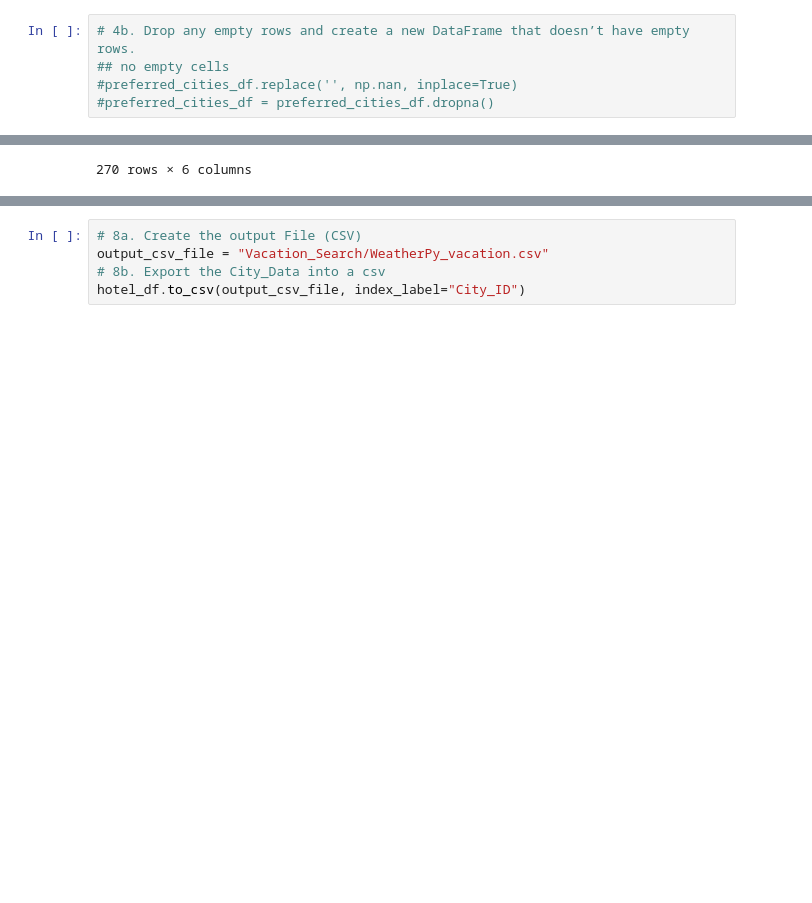
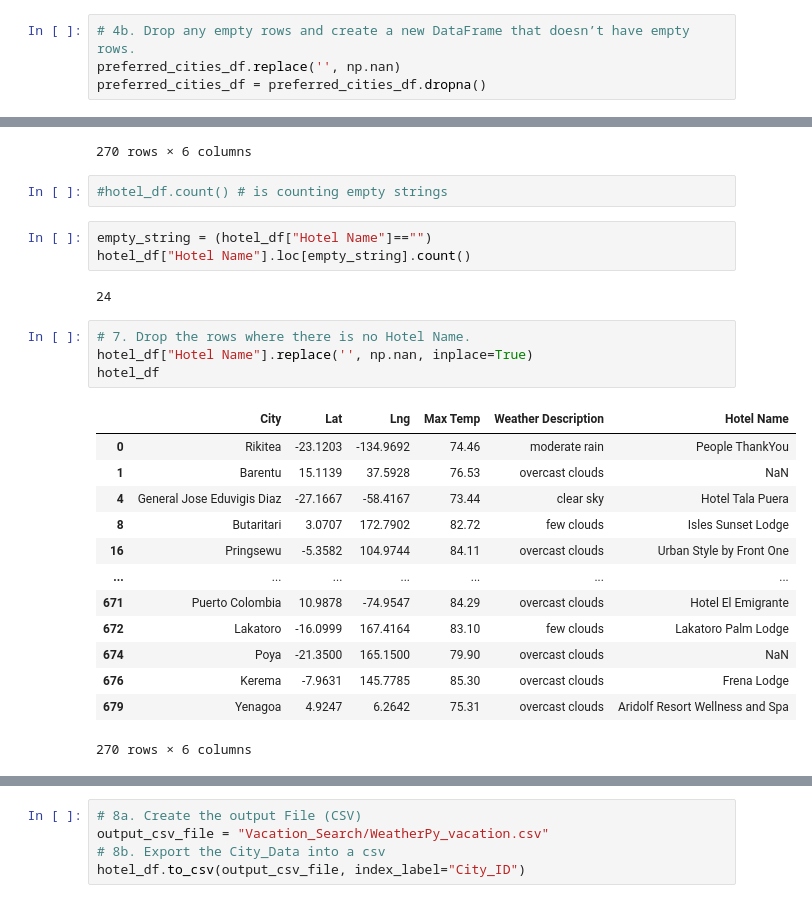
Before and after one commit to kateyharris/API-Python__World_Weather_Analysis, a Jupyter notebook: Vacation_Search.ipynb, the cells around one changed output, grey strips where cells are left out. Saved outputs shown, nothing was run; the diff lists cells and outputs as text; blank space fills up the shorter version.

```diff
--- a/Vacation_Search.ipynb
+++ b/Vacation_Search.ipynb
@@ -78,5 +57,4 @@ dtype: int64
 # %%
 # 4b. Drop any empty rows and create a new DataFrame that doesn’t have empty rows.
-## no empty cells
-#preferred_cities_df.replace('', np.nan, inplace=True)
-#preferred_cities_df = preferred_cities_df.dropna()
+preferred_cities_df.replace('', np.nan)
+preferred_cities_df = preferred_cities_df.dropna()
@@ -157,3 +148,28 @@ hotel_df
 | 676 | Kerema | -7.9631 | 145.7785 | 85.30 | overcast clouds | Frena Lodge |
 | 679 | Yenagoa | 4.9247 | 6.2642 | 75.31 | overcast clouds | Aridolf Resort Wellness and Spa |
 270 rows × 6 columns
+# %%
+#hotel_df.count() # is counting empty strings
+# %%
+empty_string = (hotel_df["Hotel Name"]=="")
+hotel_df["Hotel Name"].loc[empty_string].count()
+# %% [output]
+24
+# %%
+# 7. Drop the rows where there is no Hotel Name.
+hotel_df["Hotel Name"].replace('', np.nan, inplace=True)
+hotel_df
+# %% [output]
+|  | City | Lat | Lng | Max Temp | Weather Description | Hotel Name |
+| 0 | Rikitea | -23.1203 | -134.9692 | 74.46 | moderate rain | People ThankYou |
+| 1 | Barentu | 15.1139 | 37.5928 | 76.53 | overcast clouds | NaN |
+| 4 | General Jose Eduvigis Diaz | -27.1667 | -58.4167 | 73.44 | clear sky | Hotel Tala Puera |
+| 8 | Butaritari | 3.0707 | 172.7902 | 82.72 | few clouds | Isles Sunset Lodge |
+| 16 | Pringsewu | -5.3582 | 104.9744 | 84.11 | overcast clouds | Urban Style by Front One |
+| ... | ... | ... | ... | ... | ... | ... |
+| 671 | Puerto Colombia | 10.9878 | -74.9547 | 84.29 | overcast clouds | Hotel El Emigrante |
+| 672 | Lakatoro | -16.0999 | 167.4164 | 83.10 | few clouds | Lakatoro Palm Lodge |
+| 674 | Poya | -21.3500 | 165.1500 | 79.90 | overcast clouds | NaN |
+| 676 | Kerema | -7.9631 | 145.7785 | 85.30 | overcast clouds | Frena Lodge |
+| 679 | Yenagoa | 4.9247 | 6.2642 | 75.31 | overcast clouds | Aridolf Resort Wellness and Spa |
+270 rows × 6 columns
```
Also changed, not shown: parts of 8 cells of this notebook, 2 other files.
